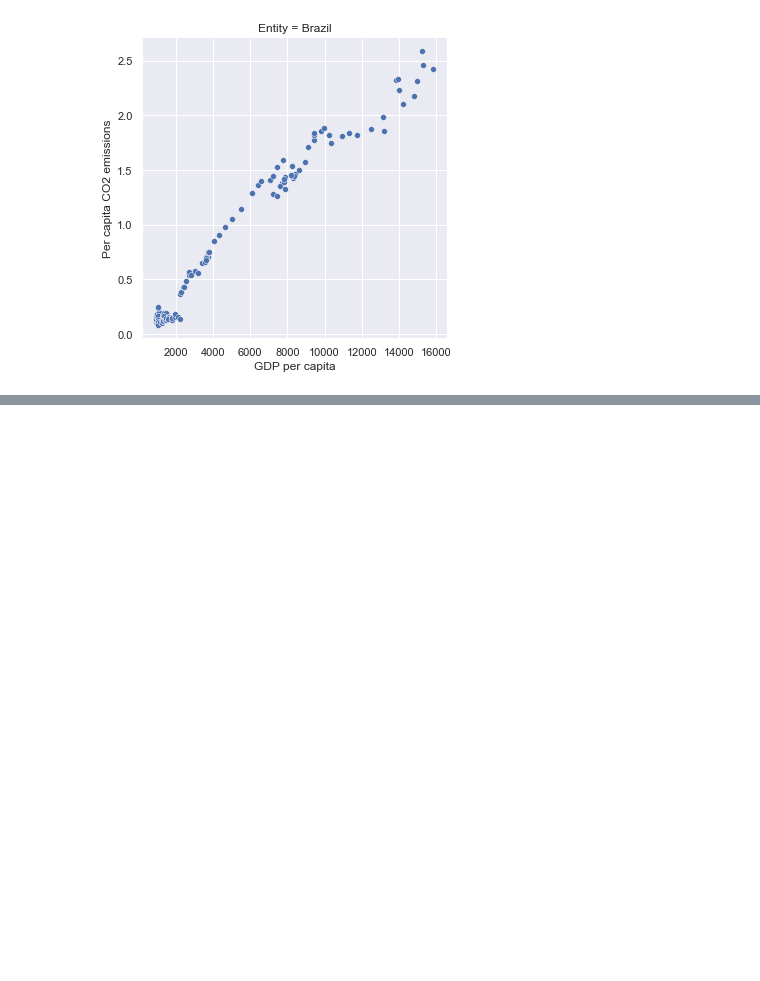
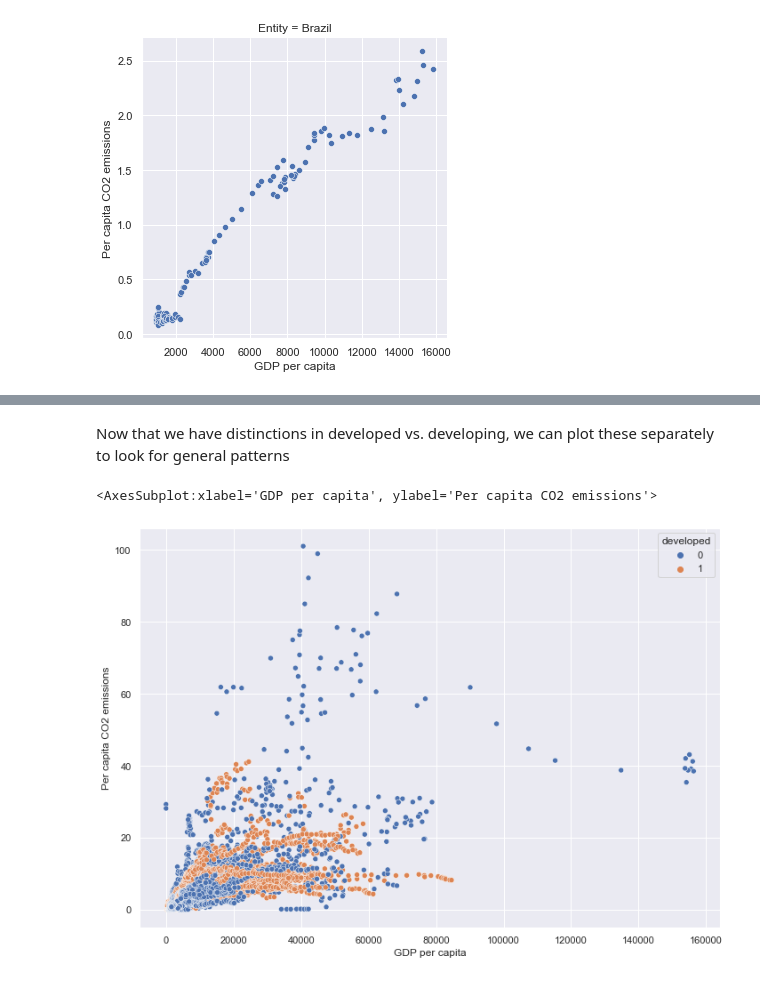
Before and after one commit to TommyAngelini/Data-Science-Projects, a Jupyter notebook: GDPVersusEmissions/GDPVersusEmissions.ipynb, the cells around one changed output, grey strips where cells are left out. Cells and saved outputs as stored; diff of their text form; code cells hidden in the pictures; blank space fills up the shorter version.

Commit message:
Divided dataset into developed and developing countries, performed EDA accordingly

```diff
--- a/GDPVersusEmissions/GDPVersusEmissions.ipynb
+++ b/GDPVersusEmissions/GDPVersusEmissions.ipynb
@@ -234,0 +242,15 @@ for country in countries:
+# %%
+developed = ['Austria','Belgium','Denmark','Finland','France','Germany','Greece','Ireland','Italy','Luxembourg','Netherlands','Portugal','Spain','Sweden','United Kingdom','Bulgaria','Croatia','Cyprus','Czech Republic','Estonia','Hungary'
+             ,'Latvia','Lithuania','Malta','Poland','Romania','Slovakia','Slovenia','Iceland','Norway','Switzerland','Australia','Canada','Japan','New Zealand','United States','Canada','Japan','France','Germany','Italy','United Kingdom']
+
+develop_col = []
+# make a new column with category "developed". All countries above will receive a 1, and the rest receive 0
+for country in df.Entity:
+    if country in developed:
+        develop_col.append(1)
+    else:
+        develop_col.append(0)
+
+pd.set_option('mode.chained_assignment', None)
+df['developed'] = develop_col
+df[df['Entity'] == 'United States']
@@ -234,0 +271,8 @@ for country in countries:
+# %% [markdown]
+Now that we have distinctions in developed vs. developing, we can plot these separately to look for general patterns
+# %%
+sns.set(rc={'figure.figsize':(11.7,8.27)})
+sns.scatterplot(data=df, x = 'GDP per capita', y = 'Per capita CO2 emissions', hue = 'developed')
+# %% [output]
+<AxesSubplot:xlabel='GDP per capita', ylabel='Per capita CO2 emissions'>
+[figure, added]
```
Also changed, not shown: parts of 19 cells of this notebook.
